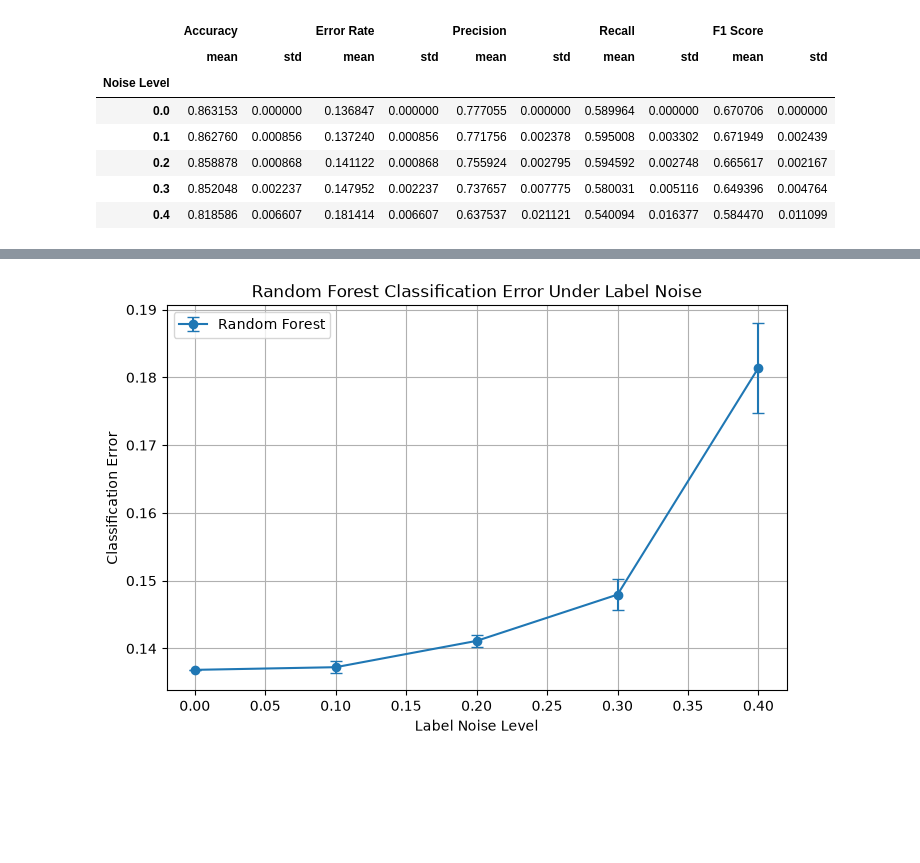
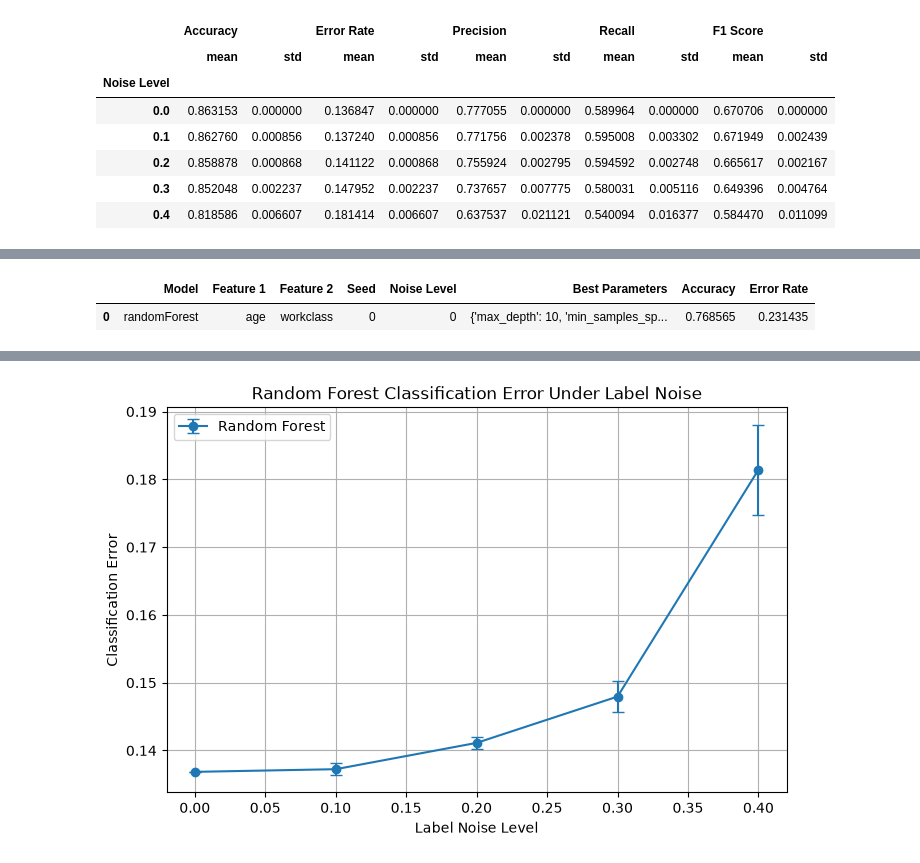
Before and after one commit to millieorellana/ECS171GroupProject, a Jupyter notebook: randomForest.ipynb, the cells around one changed output, grey strips where cells are left out. Drawn from its saved outputs; the diff is of its cells as text; code cells hidden in the pictures; blank space fills up the shorter version.

```diff
--- a/randomForest.ipynb
+++ b/randomForest.ipynb
@@ -163,0 +181,6 @@ def addLabelNoise(y, noiseLevel, randomState=42):
+# %%
+#generate all unique feature pairs
+featurePairs = list(combinations(FEATURES, 2))
+
+print("Number of feature pairs:", len(featurePairs))
+print(featurePairs[:5])
@@ -209,3 +255,15 @@ display(summaryDf)
 | 0.2 | 0.858878 | 0.000868 | 0.141122 | 0.000868 | 0.755924 | 0.002795 | 0.594592 | 0.002748 | 0.665617 | 0.002167 |
 | 0.3 | 0.852048 | 0.002237 | 0.147952 | 0.002237 | 0.737657 | 0.007775 | 0.580031 | 0.005116 | 0.649396 | 0.004764 |
 | 0.4 | 0.818586 | 0.006607 | 0.181414 | 0.006607 | 0.637537 | 0.021121 | 0.540094 | 0.016377 | 0.584470 | 0.011099 |
+# %%
+#identify encoded columns for each original feature
+featureColumns = {}
+
+for feature in FEATURES:
+    featureColumns[feature] = [
+        col for col in xTrain.columns
+        if col == feature or col.startswith(feature + "_")
+    ]
+
+print(featureColumns["age"])
+print(featureColumns["workclass"])
@@ -211,0 +273,66 @@ display(summaryDf)
+# %%
+#evaluate all feature pairs under different noise levels
+Path("results").mkdir(exist_ok=True)
+
+pairResults = []
+
+for seed in seeds:
+    for noiseLevel in noiseLevels:
+
+        #reuse noisy labels
+        yTrainNoisy = noisyLabels[(seed, noiseLevel)]
+
+        for featurePair in featurePairs:
+
+            #select corresponding encoded columns
+            columns = (
+                featureColumns[featurePair[0]]
+                + featureColumns[featurePair[1]]
+            )
+
+            xTrainPair = xTrain[columns]
+            xTestPair = xTest[columns]
+
+            #retune Random Forest
+            pairGrid = GridSearchCV(
+                RandomForestClassifier(
+                    random_state=42,
+                    n_jobs=1
+                ),
+                paramGrid,
+                cv=cv,
+                scoring="accuracy",
+                n_jobs=1
+            )
+
+            pairGrid.fit(xTrainPair, yTrainNoisy)
+
+            #evaluate on clean test data
+            yPred = pairGrid.predict(xTestPair)
+            accuracy = accuracy_score(yTest, yPred)
+
+            #record experiment results
+            pairResults.append({
+                "Model": "randomForest",
+                "Feature 1": featurePair[0],
+                "Feature 2": featurePair[1],
+                "Seed": seed,
+                "Noise Level": noiseLevel,
+                "Best Parameters": pairGrid.best_params_,
+                "Accuracy": accuracy,
+                "Error Rate": 1 - accuracy
+            })
+
+        #save progress after each seed and noise level
+        pd.DataFrame(pairResults).to_csv(
+            "results/randomForest_scores.csv",
+            index=False
+        )
+
+        print(f"Completed seed {seed}, noise {noiseLevel}")
+
+pairResultsDf = pd.DataFrame(pairResults)
+
+display(pairResultsDf.head())
+print("Total results:", len(pairResultsDf))
+# %% [output]
@@ -211,0 +340,2 @@ display(summaryDf)
+|  | Model | Feature 1 | Feature 2 | Seed | Noise Level | Best Parameters | Accuracy | Error Rate |
+| 0 | randomForest | age | workclass | 0 | 0 | {'max_depth': 10, 'min_samples_sp... | 0.768565 | 0.231435 |
```
Also changed, not shown: parts of 6 cells of this notebook, 2 other files.
